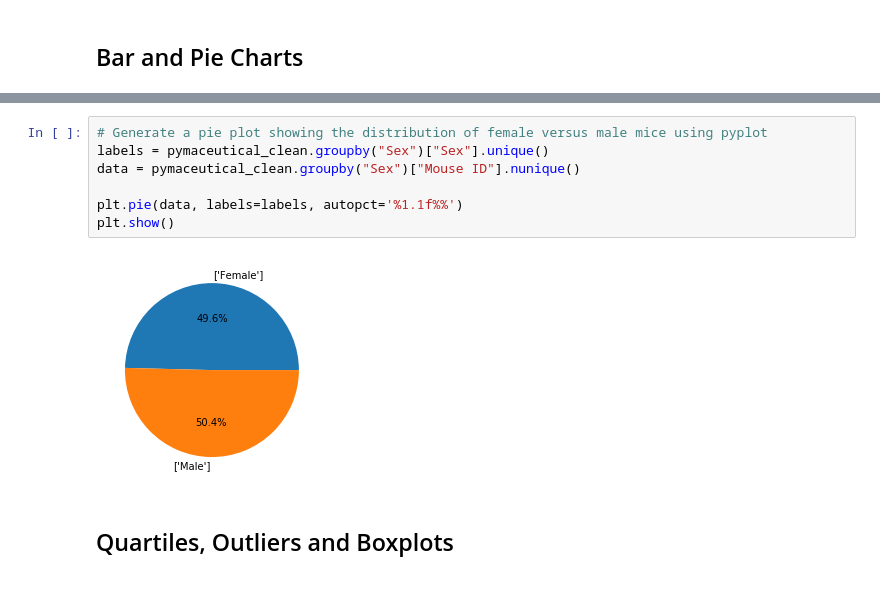
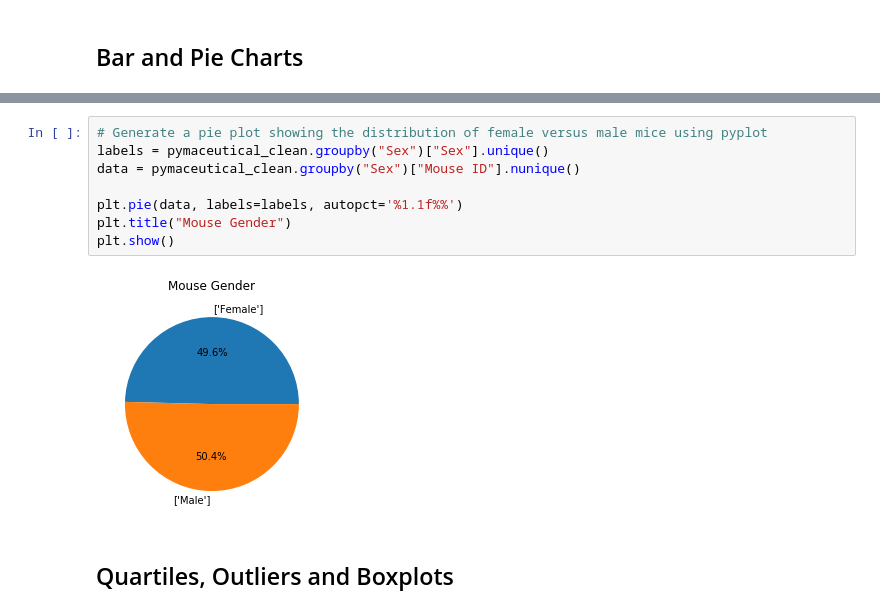
Before and after one commit to jamesnguyen0/datasciwork, a Jupyter notebook: [HW 5] matplotlib-challenge/Pymaceuticals/Pymaceuticals.ipynb, the cells around one changed output, grey strips where cells are left out. Drawn from its saved outputs; the diff is of its cells as text.

```diff
--- a/[HW 5] matplotlib-challenge/Pymaceuticals/Pymaceuticals.ipynb
+++ b/[HW 5] matplotlib-challenge/Pymaceuticals/Pymaceuticals.ipynb
@@ -160,12 +165,13 @@ pandaPie.plot.pie(autopct='%1.1f%%')
 # %%
 # Generate a pie plot showing the distribution of female versus male mice using pyplot
 labels = pymaceutical_clean.groupby("Sex")["Sex"].unique()
 data = pymaceutical_clean.groupby("Sex")["Mouse ID"].nunique()
 
 plt.pie(data, labels=labels, autopct='%1.1f%%')
+plt.title("Mouse Gender")
 plt.show()
 # %% [output]
-[figure, old version]
+[figure, new version]
 # %% [markdown]
 ## Quartiles, Outliers and Boxplots
 # %%
```
Also changed, not shown: parts of 6 cells of this notebook.
